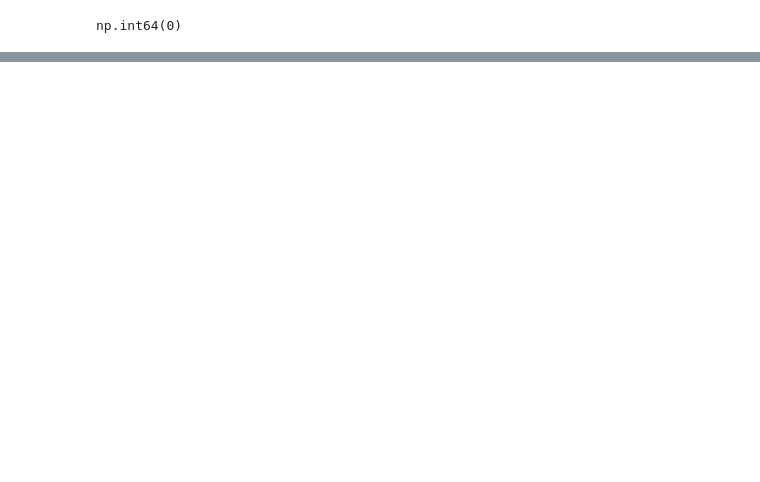
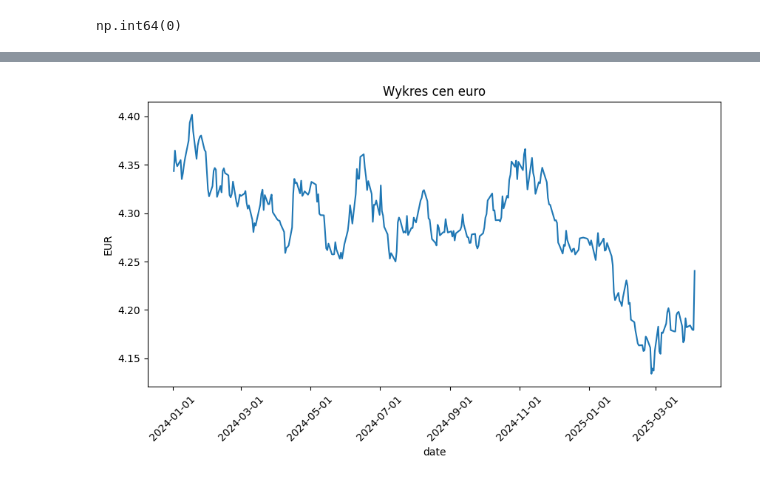
Before and after one commit to rafglo/Industry-Risk-Management, a Jupyter notebook: irm2.ipynb, the cells around one changed output, grey strips where cells are left out. Saved outputs shown, nothing was run; the diff lists cells and outputs as text; code cells hidden in the pictures; blank space fills up the shorter version.

```diff
--- a/irm2.ipynb
+++ b/irm2.ipynb
@@ -57,0 +72,11 @@ plt.show()
+# %%
+import matplotlib.dates as mdates
+plt.figure(figsize=(10, 5))
+sns.lineplot(data=df, x="date", y="EUR")
+plt.xticks(rotation=45)
+plt.gca().xaxis.set_major_locator(mdates.AutoDateLocator())
+plt.gca().xaxis.set_major_formatter(mdates.DateFormatter("%Y-%m-%d"))
+plt.title("Wykres cen euro")
+plt.show()
+# %% [output]
+[figure, added]
```
Also changed, not shown: parts of 8 cells of this notebook, 1 other file.
